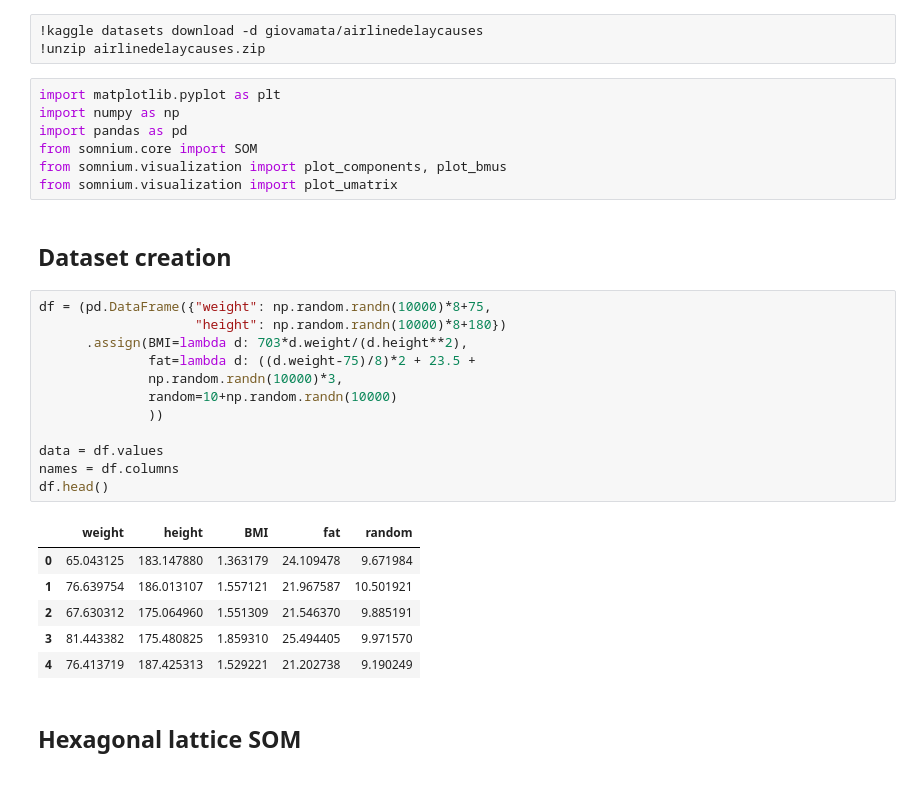
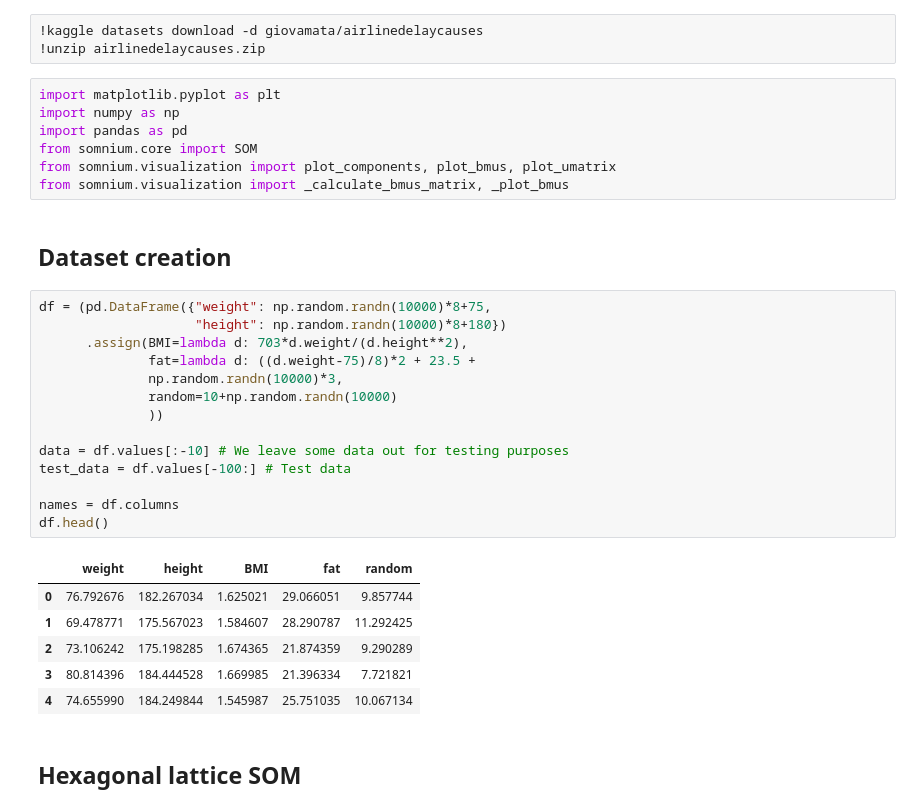
Before and after one commit to ivallesp/somnium, a Jupyter notebook: examples/getting_started.ipynb, the cells around one changed output. Drawn from its saved outputs; the diff is of its cells as text.

```diff
--- a/examples/getting_started.ipynb
+++ b/examples/getting_started.ipynb
@@ -12,29 +12,31 @@ import matplotlib.pyplot as plt
 import numpy as np
 import pandas as pd
 from somnium.core import SOM
-from somnium.visualization import plot_components, plot_bmus
-from somnium.visualization import plot_umatrix
+from somnium.visualization import plot_components, plot_bmus, plot_umatrix
+from somnium.visualization import _calculate_bmus_matrix, _plot_bmus
 # %% [markdown]
 ## Dataset creation
 # %%
 df = (pd.DataFrame({"weight": np.random.randn(10000)*8+75,
                     "height": np.random.randn(10000)*8+180})
       .assign(BMI=lambda d: 703*d.weight/(d.height**2),
               fat=lambda d: ((d.weight-75)/8)*2 + 23.5 +
               np.random.randn(10000)*3,
               random=10+np.random.randn(10000)
               ))
 
-data = df.values
+data = df.values[:-10] # We leave some data out for testing purposes
+test_data = df.values[-100:] # Test data
+
 names = df.columns
 df.head()
 # %% [output]
 |  | weight | height | BMI | fat | random |
-| 0 | 65.043125 | 183.147880 | 1.363179 | 24.109478 | 9.671984 |
-| 1 | 76.639754 | 186.013107 | 1.557121 | 21.967587 | 10.501921 |
-| 2 | 67.630312 | 175.064960 | 1.551309 | 21.546370 | 9.885191 |
-| 3 | 81.443382 | 175.480825 | 1.859310 | 25.494405 | 9.971570 |
-| 4 | 76.413719 | 187.425313 | 1.529221 | 21.202738 | 9.190249 |
+| 0 | 76.792676 | 182.267034 | 1.625021 | 29.066051 | 9.857744 |
+| 1 | 69.478771 | 175.567023 | 1.584607 | 28.290787 | 11.292425 |
+| 2 | 73.106242 | 175.198285 | 1.674365 | 21.874359 | 9.290289 |
+| 3 | 80.814396 | 184.444528 | 1.669985 | 21.396334 | 7.721821 |
+| 4 | 74.655990 | 184.249844 | 1.545987 | 25.751035 | 10.067134 |
 # %% [markdown]
 ## Hexagonal lattice SOM
 # %%
```
Also changed, not shown: parts of 8 cells of this notebook.
